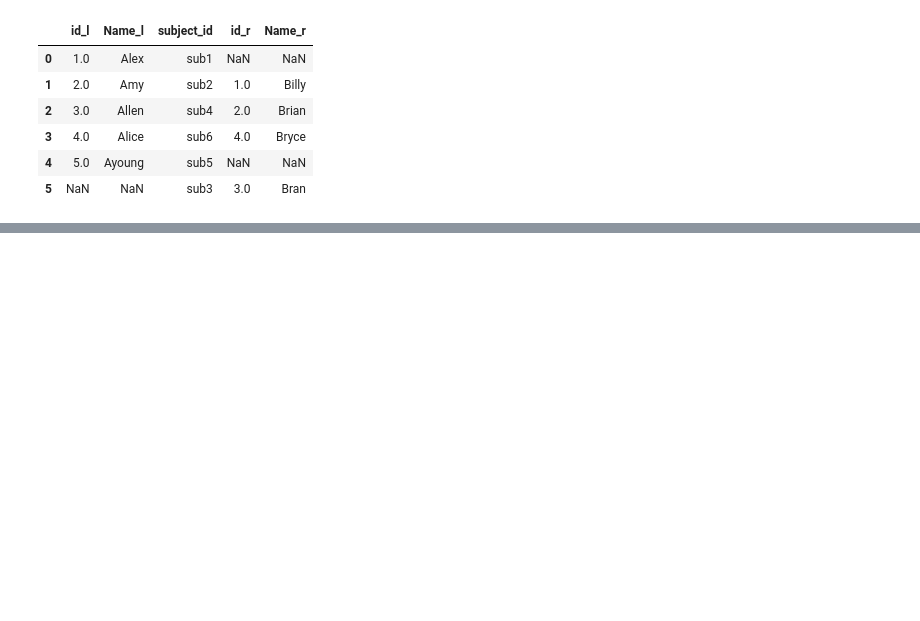
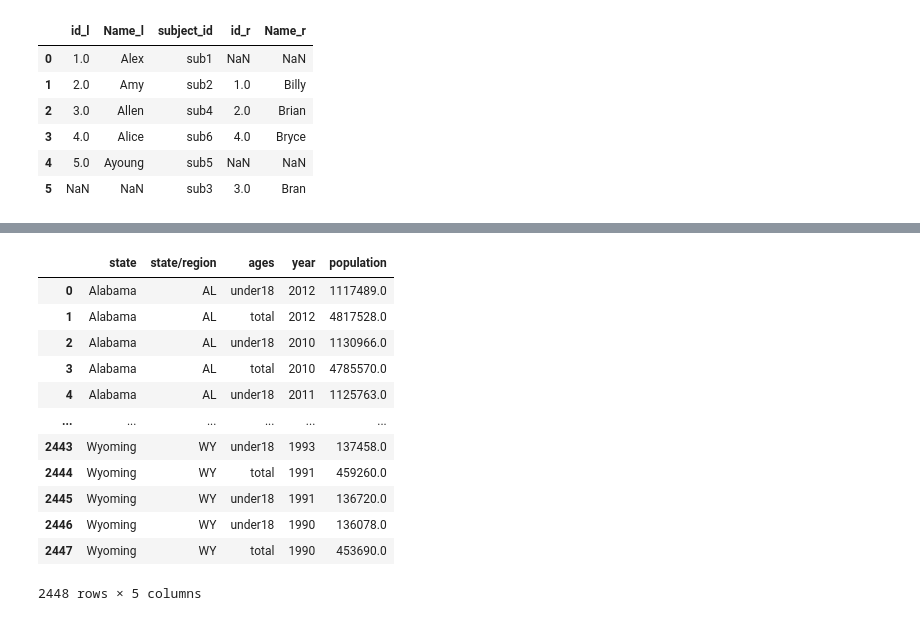
Before and after one commit to danyalutsevich/ML_AI, a Jupyter notebook: Pandas/HowMerge.ipynb, the cells around one changed output, grey strips where cells are left out. Cells and saved outputs as stored; diff of their text form; code cells hidden in the pictures; blank space fills up the shorter version.

```diff
--- a/Pandas/HowMerge.ipynb
+++ b/Pandas/HowMerge.ipynb
@@ -64,0 +135,4 @@ employee_l.merge()
+# %%
+abbrevs = pd.read_excel("../data/state-abbrevs_my.xlsx")
+areas = pd.read_excel("../data/state-areas_my.xlsx")
+pop = pd.read_excel("../data/state-pop_my.xlsx")
@@ -64,0 +176,17 @@ employee_l.merge()
+# %%
+merged= pd.merge(abbrevs,pop,left_on="abbreviation",right_on="state/region").drop("abbreviation",axis=1)
+merged
+# %% [output]
+|  | state | state/region | ages | year | population |
+| 0 | Alabama | AL | under18 | 2012 | 1117489.0 |
+| 1 | Alabama | AL | total | 2012 | 4817528.0 |
+| 2 | Alabama | AL | under18 | 2010 | 1130966.0 |
+| 3 | Alabama | AL | total | 2010 | 4785570.0 |
+| 4 | Alabama | AL | under18 | 2011 | 1125763.0 |
+| ... | ... | ... | ... | ... | ... |
+| 2443 | Wyoming | WY | under18 | 1993 | 137458.0 |
+| 2444 | Wyoming | WY | total | 1991 | 459260.0 |
+| 2445 | Wyoming | WY | under18 | 1991 | 136720.0 |
+| 2446 | Wyoming | WY | under18 | 1990 | 136078.0 |
+| 2447 | Wyoming | WY | total | 1990 | 453690.0 |
+2448 rows × 5 columns
```
Also changed, not shown: parts of 11 cells of this notebook, 3 other files.
